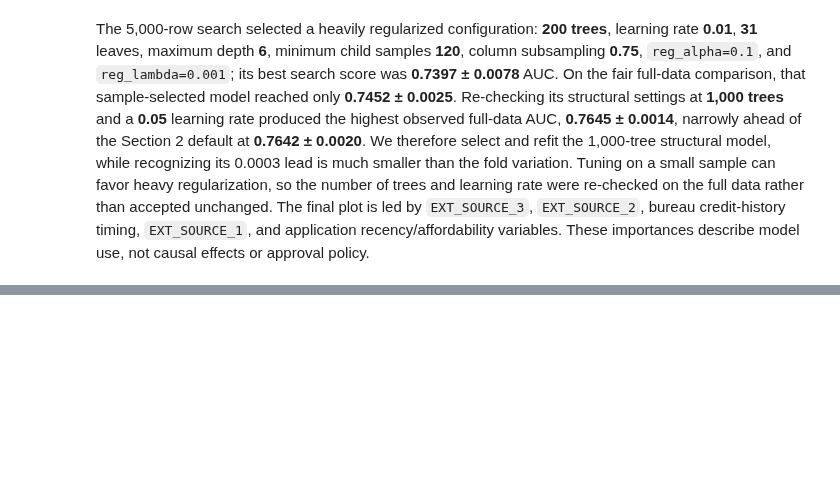
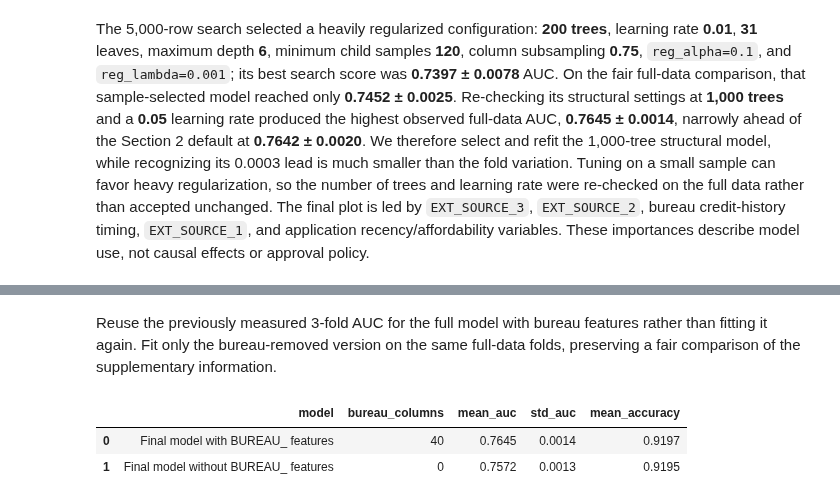
Before and after one commit to ivafearnow/Home-Credit-Project, a Jupyter notebook: notebooks/02_modeling.ipynb, the cells around one changed output, grey strips where cells are left out. Cells and saved outputs as stored; diff of their text form; code cells hidden in the pictures; blank space fills up the shorter version.

```diff
--- a/notebooks/02_modeling.ipynb
+++ b/notebooks/02_modeling.ipynb
@@ -361,0 +366,30 @@ The 5,000-row search selected a heavily regularized configuration: **200 trees**
+# %% [markdown]
+Reuse the previously measured 3-fold AUC for the full model with bureau features rather than fitting it again. Fit only the bureau-removed version on the same full-data folds, preserving a fair comparison of the supplementary information.
+# %%
+bureau_columns = [column for column in X.columns if column.startswith('BUREAU_')]
+if not bureau_columns:
+    raise ValueError('No aggregated BUREAU_ columns were found in prepared predictors.')
+if any(column.startswith('AMT_REQ_CREDIT_BUREAU_') for column in bureau_columns):
+    raise ValueError('Application-table bureau enquiry columns were included unexpectedly.')
+
+X_without_bureau = X.drop(columns=bureau_columns)
+without_bureau_result = compare_models(
+    {'Final model without BUREAU_ features': full_data_models[selected_final_name]},
+    X_without_bureau,
+    y,
+    cv=3,
+)
+with_bureau_result = full_data_comparison.loc[
+    full_data_comparison['model'].eq(selected_final_name),
+    ['mean_auc', 'std_auc', 'mean_accuracy'],
+].assign(model='Final model with BUREAU_ features')
+supplementary_results = pd.concat([with_bureau_result, without_bureau_result], ignore_index=True)
+supplementary_results['bureau_columns'] = [len(bureau_columns), 0]
+supplementary_results = supplementary_results[['model', 'bureau_columns', 'mean_auc', 'std_auc', 'mean_accuracy']]
+supplementary_results.style.format({
+    'mean_auc': '{:.4f}', 'std_auc': '{:.4f}', 'mean_accuracy': '{:.4f}'
+})
+# %% [output]
+|  | model | bureau_columns | mean_auc | std_auc | mean_accuracy |
+| 0 | Final model with BUREAU_ features | 40 | 0.7645 | 0.0014 | 0.9197 |
+| 1 | Final model without BUREAU_ features | 0 | 0.7572 | 0.0013 | 0.9195 |
```
Also changed, not shown: parts of 10 cells of this notebook, 2 other files.
